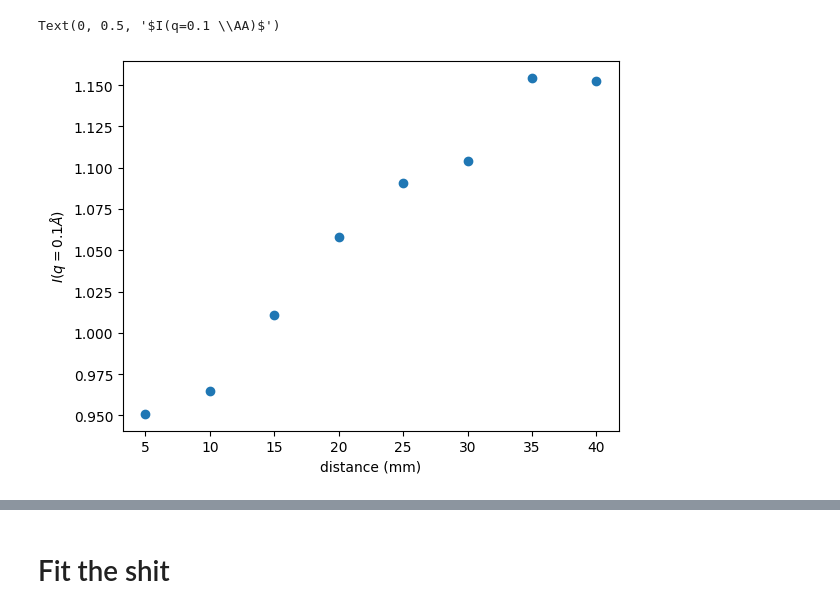
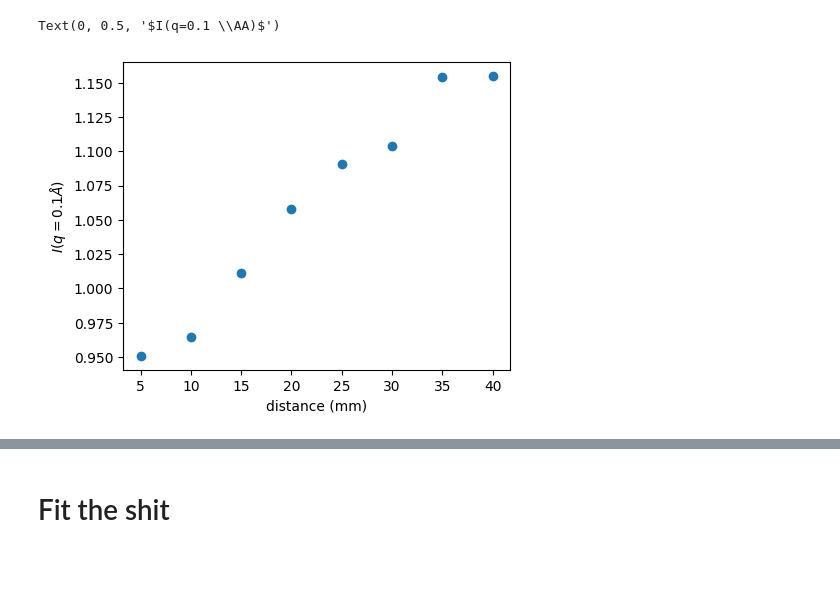
Before and after one commit to fperakis/SACLA_2022B8033, a Jupyter notebook: examples/09-plot_all_fit.ipynb, the cells around one changed output, grey strips where cells are left out. Saved outputs shown, nothing was run; the diff lists cells and outputs as text; code cells hidden in the pictures; blank space fills up the shorter version.

```diff
--- a/examples/09-plot_all_fit.ipynb
+++ b/examples/09-plot_all_fit.ipynb
@@ -53,8 +50,8 @@ plt.ylim(0.5,1.5)
 # %%
-plt.figure()
+plt.figure(figsize=(5,4))
 plt.plot(posz,i_norm,'o',ls='')
 plt.xlabel('distance (mm)')
 plt.ylabel(r'$I(q=0.1 \AA)$')
 # %% [output]
 Text(0, 0.5, '$I(q=0.1 \\AA)$')
-[figure, old version]
+[figure, new version]
```
Also changed, not shown: parts of 18 cells of this notebook, 1 other file.
